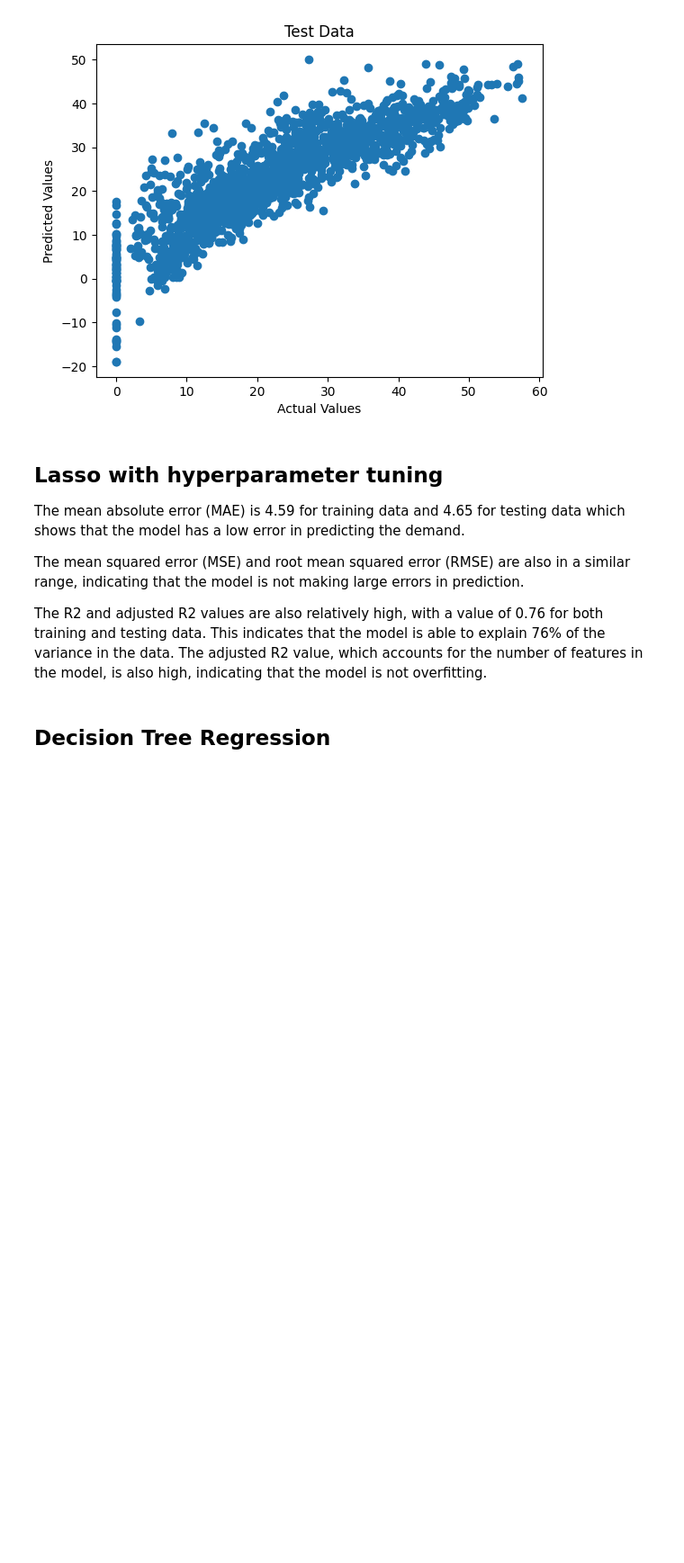
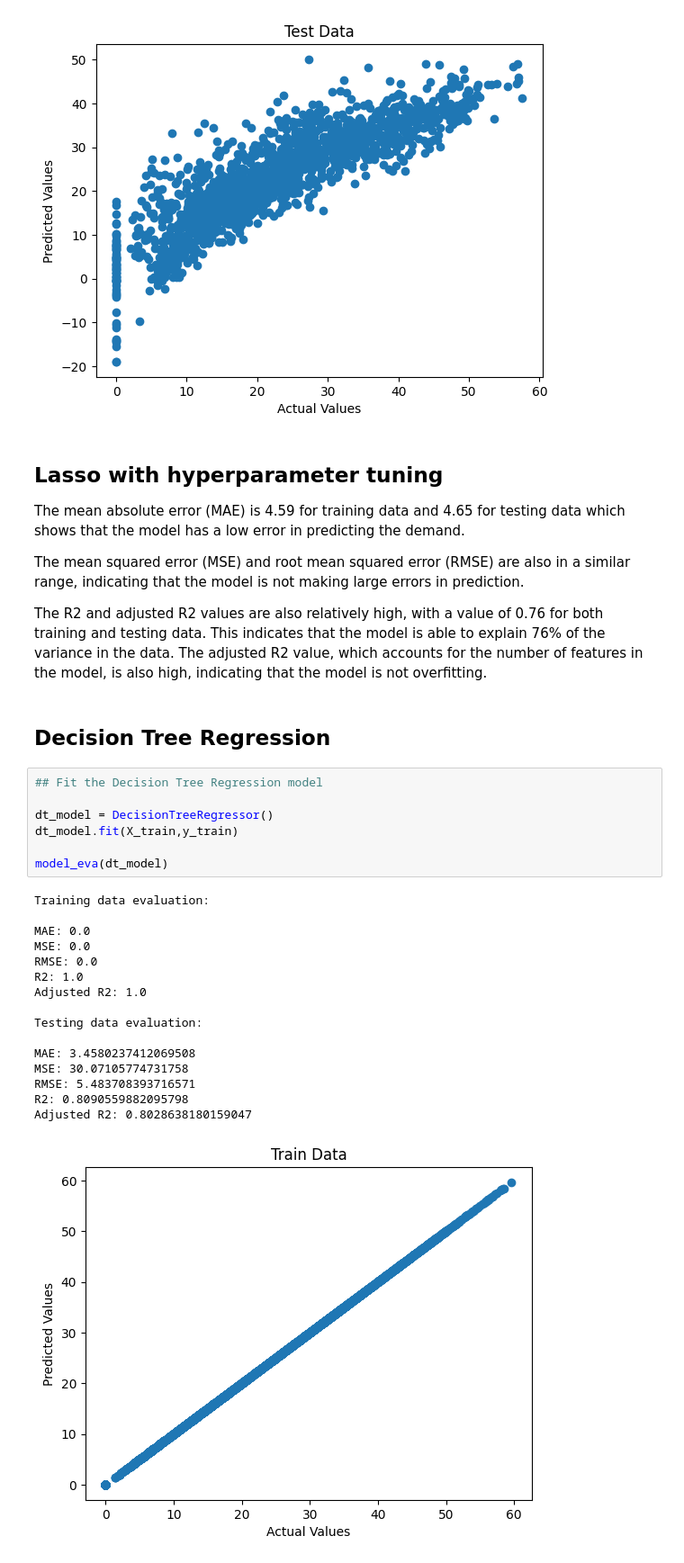
Before and after one commit to rajkumarshedage/Bike-Sharing-Demand-Prediction, a Jupyter notebook: Bike_Sharing_Demand_Prediction.ipynb, the cells around one changed output. Shown at 90% size. Drawn from its saved outputs; the diff is of its cells as text; blank space fills up the shorter version.

Commit message:
Decision tree regressor

```diff
--- a/Bike_Sharing_Demand_Prediction.ipynb
+++ b/Bike_Sharing_Demand_Prediction.ipynb
@@ -1374,3 +1374,27 @@ The mean squared error (MSE) and root mean squared error (RMSE) are also in a si
 The R2 and adjusted R2 values are also relatively high, with a value of 0.76 for both training and testing data. This indicates that the model is able to explain 76% of the variance in the data. The adjusted R2 value, which accounts for the number of features in the model, is also high, indicating that the model is not overfitting.
 # %% [markdown]
 ## Decision Tree Regression
+# %%
+## Fit the Decision Tree Regression model
+
+dt_model = DecisionTreeRegressor()
+dt_model.fit(X_train,y_train)
+
+model_eva(dt_model)
+# %% [output]
+Training data evaluation:
+
+MAE: 0.0
+MSE: 0.0
+RMSE: 0.0
+R2: 1.0
+Adjusted R2: 1.0
+
+Testing data evaluation:
+
+MAE: 3.4580237412069508
+MSE: 30.07105774731758
+RMSE: 5.483708393716571
+R2: 0.8090559882095798
+Adjusted R2: 0.8028638180159047
+[figure, added]
```
Also changed, not shown: parts of 1 cell of this notebook.
